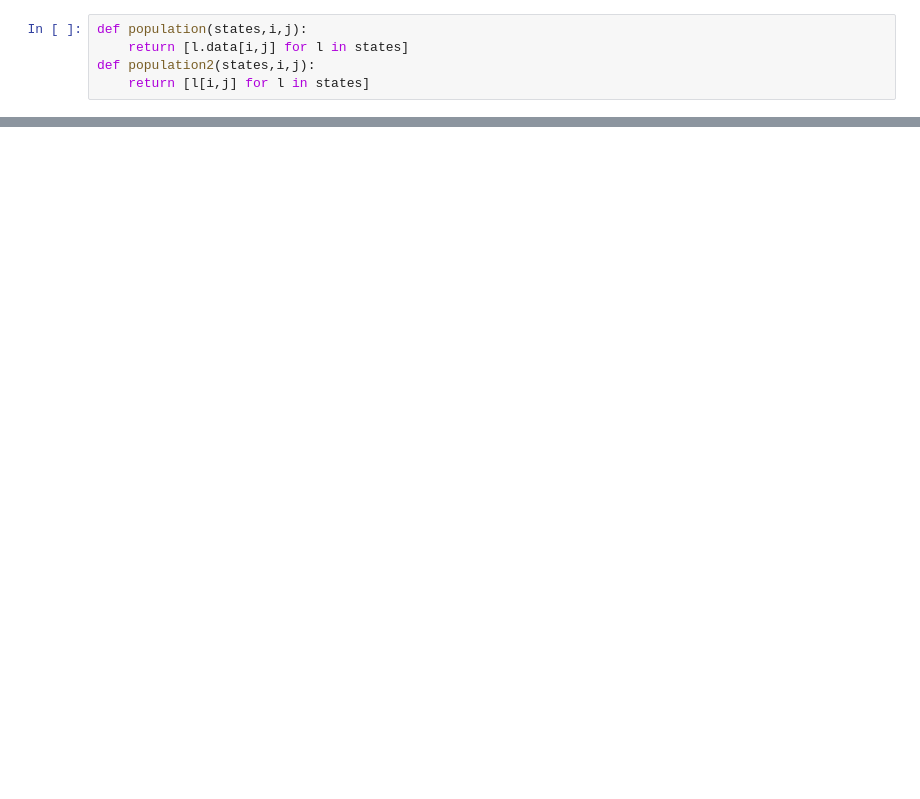
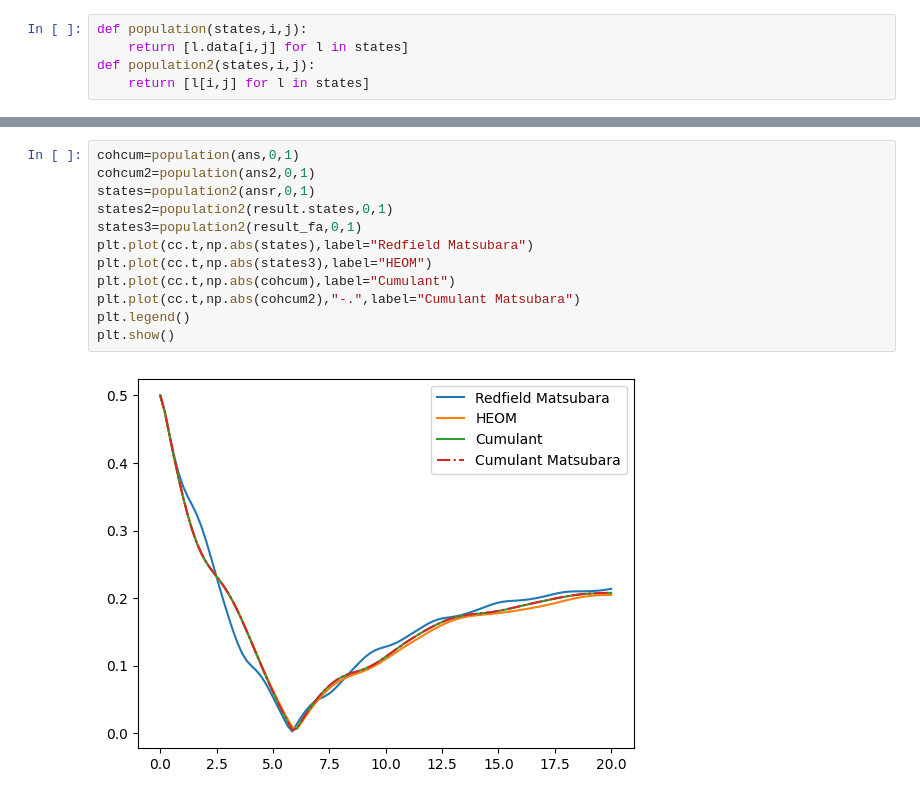
Before and after one commit to mcditoos/NonMarkovianMethods, a Jupyter notebook: nmm/cumulant/testing.ipynb, the cells around one changed output, grey strips where cells are left out. Drawn from its saved outputs; the diff is of its cells as text; blank space fills up the shorter version.

```diff
--- a/nmm/cumulant/testing.ipynb
+++ b/nmm/cumulant/testing.ipynb
@@ -125,0 +166,14 @@ plt.show()
+# %%
+cohcum=population(ans,0,1)
+cohcum2=population(ans2,0,1)
+states=population2(ansr,0,1)
+states2=population2(result.states,0,1)
+states3=population2(result_fa,0,1)
+plt.plot(cc.t,np.abs(states),label="Redfield Matsubara")
+plt.plot(cc.t,np.abs(states3),label="HEOM")
+plt.plot(cc.t,np.abs(cohcum),label="Cumulant")
+plt.plot(cc.t,np.abs(cohcum2),"-.",label="Cumulant Matsubara")
+plt.legend()
+plt.show()
+# %% [output]
+[figure, added]
```
Also changed, not shown: parts of 26 cells of this notebook, 8 other files.
